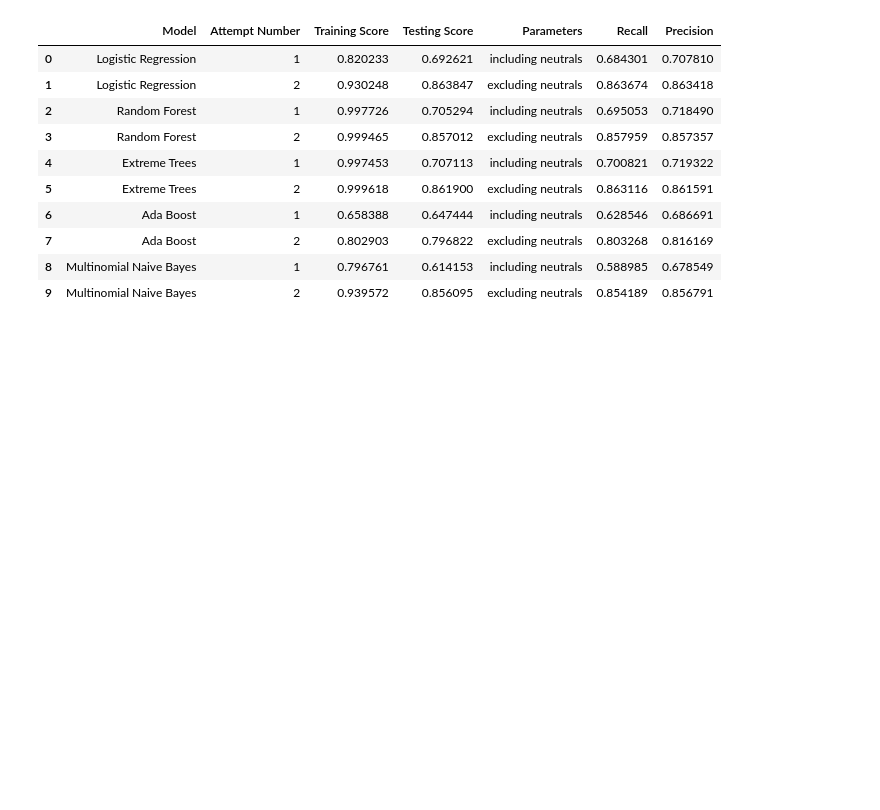
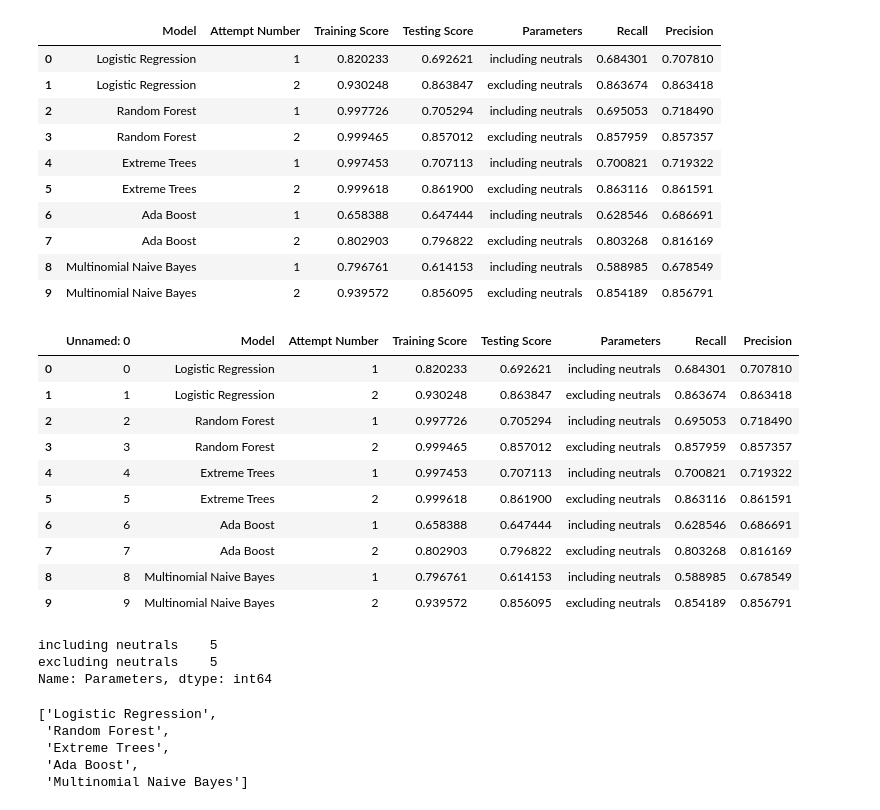
Before and after one commit to mcmanuscw/Project_4-Group_1, a Jupyter notebook: Sentimental_Analysis.ipynb, the cells around one changed output. Cells and saved outputs as stored; diff of their text form; code cells hidden in the pictures; blank space fills up the shorter version.

```diff
--- a/Sentimental_Analysis.ipynb
+++ b/Sentimental_Analysis.ipynb
@@ -375,3 +375,25 @@ performance_df
 | 7 | Ada Boost | 2 | 0.802903 | 0.796822 | excluding neutrals | 0.803268 | 0.816169 |
 | 8 | Multinomial Naive Bayes | 1 | 0.796761 | 0.614153 | including neutrals | 0.588985 | 0.678549 |
 | 9 | Multinomial Naive Bayes | 2 | 0.939572 | 0.856095 | excluding neutrals | 0.854189 | 0.856791 |
+# %%
+performance_df = pd.read_csv("Resources/performance.csv")
+# %%
+performance_df
+# %% [output]
+|  | Unnamed: 0 | Model | Attempt Number | Training Score | Testing Score | Parameters | Recall | Precision |
+| 0 | 0 | Logistic Regression | 1 | 0.820233 | 0.692621 | including neutrals | 0.684301 | 0.707810 |
+| 1 | 1 | Logistic Regression | 2 | 0.930248 | 0.863847 | excluding neutrals | 0.863674 | 0.863418 |
+| 2 | 2 | Random Forest | 1 | 0.997726 | 0.705294 | including neutrals | 0.695053 | 0.718490 |
+| 3 | 3 | Random Forest | 2 | 0.999465 | 0.857012 | excluding neutrals | 0.857959 | 0.857357 |
+| 4 | 4 | Extreme Trees | 1 | 0.997453 | 0.707113 | including neutrals | 0.700821 | 0.719322 |
+| 5 | 5 | Extreme Trees | 2 | 0.999618 | 0.861900 | excluding neutrals | 0.863116 | 0.861591 |
+| 6 | 6 | Ada Boost | 1 | 0.658388 | 0.647444 | including neutrals | 0.628546 | 0.686691 |
+| 7 | 7 | Ada Boost | 2 | 0.802903 | 0.796822 | excluding neutrals | 0.803268 | 0.816169 |
+| 8 | 8 | Multinomial Naive Bayes | 1 | 0.796761 | 0.614153 | including neutrals | 0.588985 | 0.678549 |
+| 9 | 9 | Multinomial Naive Bayes | 2 | 0.939572 | 0.856095 | excluding neutrals | 0.854189 | 0.856791 |
+# %%
+performance_df["Parameters"].value_counts()
+# %% [output]
+including neutrals    5
+excluding neutrals    5
+Name: Parameters, dtype: int64
@@ -377,0 +411,8 @@ performance_df
+# %%
+labels
+# %% [output]
+['Logistic Regression',
+ 'Random Forest',
+ 'Extreme Trees',
+ 'Ada Boost',
+ 'Multinomial Naive Bayes']
```
Also changed, not shown: parts of 6 cells of this notebook.
